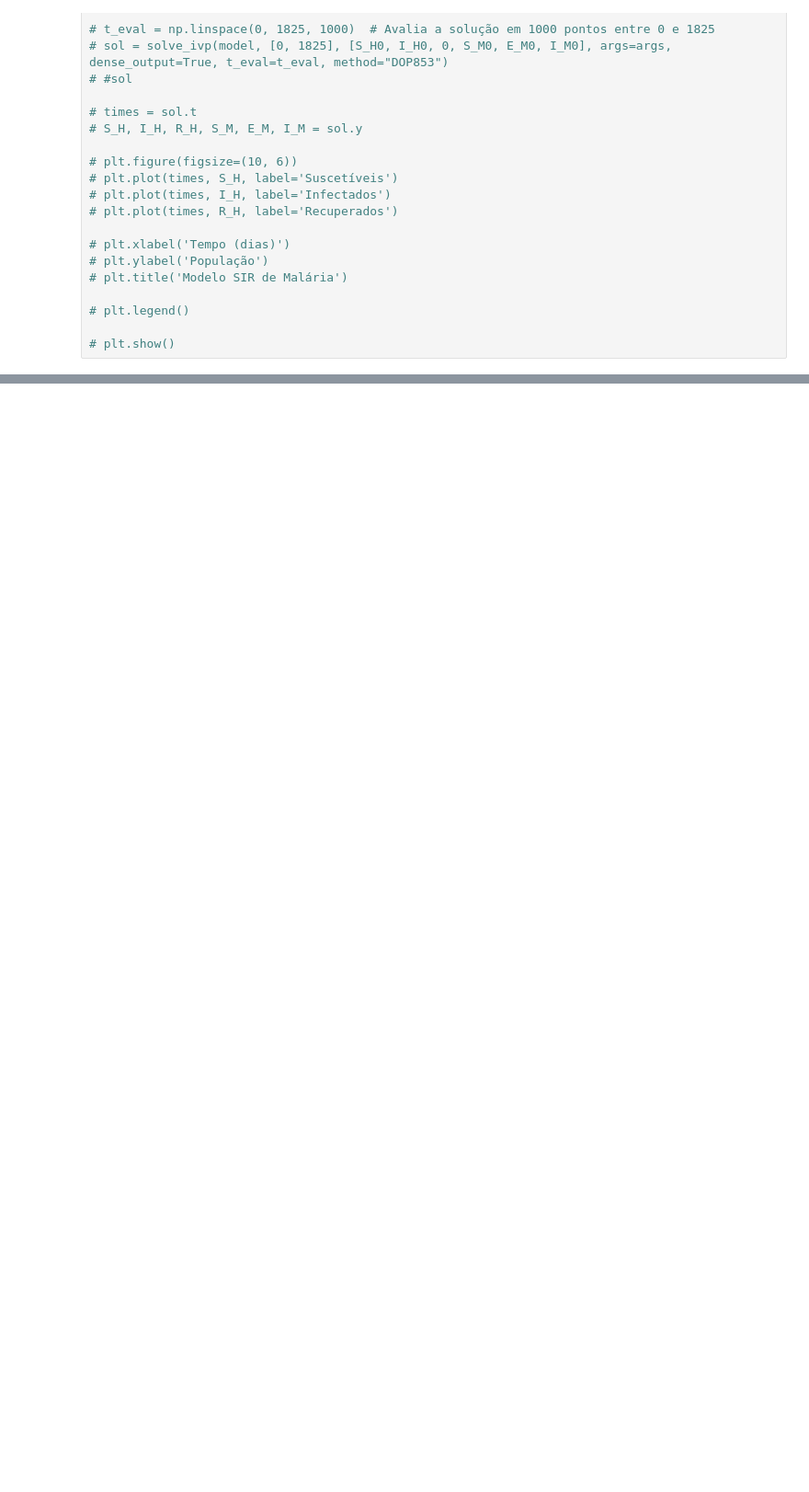
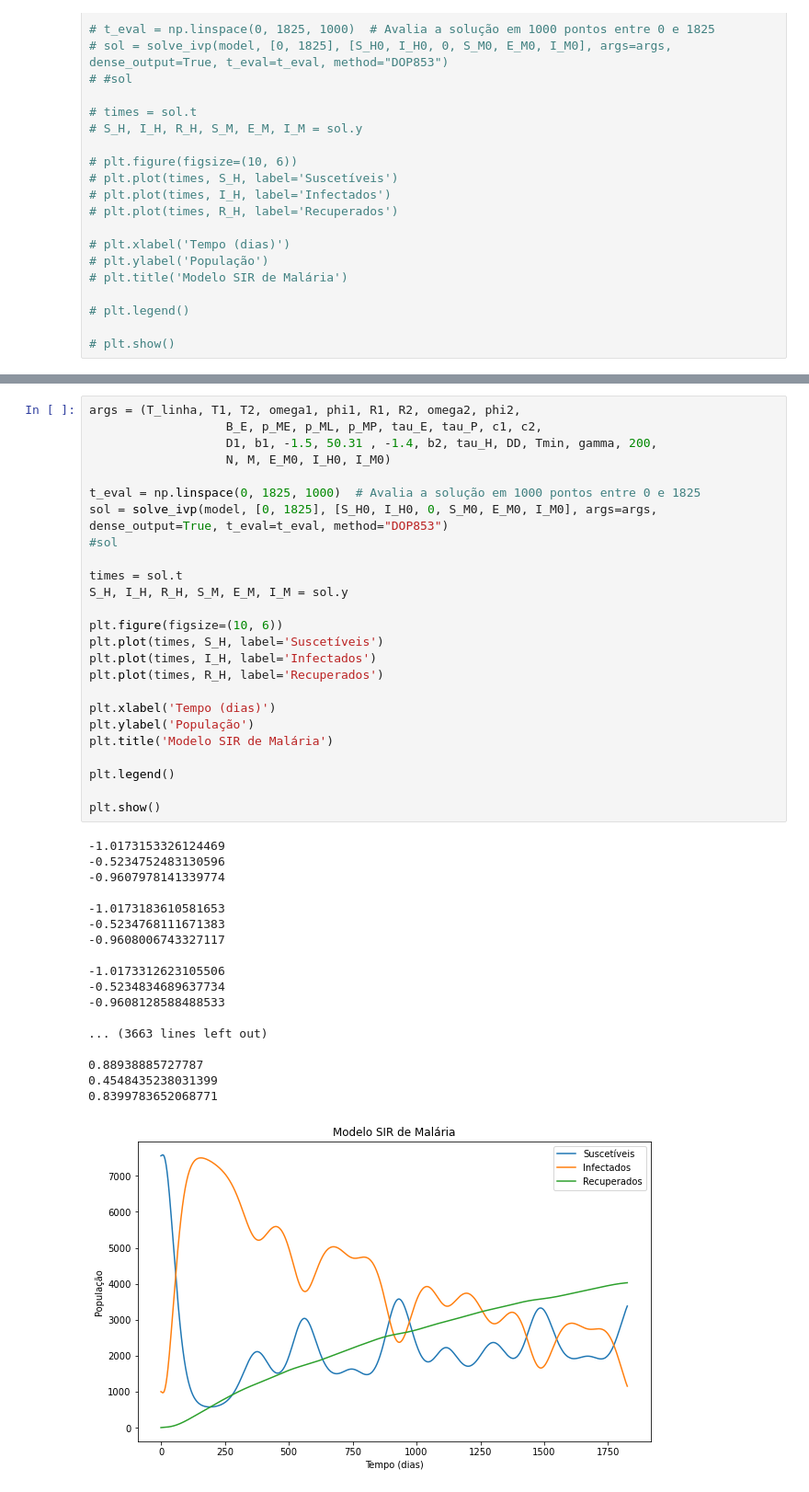
Before and after one commit to RaphaLevy/TCC, a Jupyter notebook: Discussão/Correcao_de_Modelagens_2.ipynb, the cells around one changed output, grey strips where cells are left out. Shown at 92% size. Drawn from its saved outputs; the diff is of its cells as text; blank space fills up the shorter version.

```diff
--- a/Discussão/Correcao_de_Modelagens_2.ipynb
+++ b/Discussão/Correcao_de_Modelagens_2.ipynb
@@ -1203,0 +1384,44 @@ plt.show()
+# %%
+args = (T_linha, T1, T2, omega1, phi1, R1, R2, omega2, phi2,
+                   B_E, p_ME, p_ML, p_MP, tau_E, tau_P, c1, c2,
+                   D1, b1, -1.5, 50.31 , -1.4, b2, tau_H, DD, Tmin, gamma, 200,
+                   N, M, E_M0, I_H0, I_M0)
+
+t_eval = np.linspace(0, 1825, 1000)  # Avalia a solução em 1000 pontos entre 0 e 1825
+sol = solve_ivp(model, [0, 1825], [S_H0, I_H0, 0, S_M0, E_M0, I_M0], args=args, dense_output=True, t_eval=t_eval, method="DOP853")
+#sol
+
+times = sol.t
+S_H, I_H, R_H, S_M, E_M, I_M = sol.y
+
+plt.figure(figsize=(10, 6))
+plt.plot(times, S_H, label='Suscetíveis')
+plt.plot(times, I_H, label='Infectados')
+plt.plot(times, R_H, label='Recuperados')
+
+plt.xlabel('Tempo (dias)')
+plt.ylabel('População')
+plt.title('Modelo SIR de Malária')
+
+plt.legend()
+
+plt.show()
+# %% [output]
+-1.0173153326124469
+-0.5234752483130596
+-0.9607978141339774
+
+-1.0173183610581653
+-0.5234768111671383
+-0.9608006743327117
+
+-1.0173312623105506
+-0.5234834689637734
+-0.9608128588488533
+
+... (3663 lines left out)
+
+0.88938885727787
+0.4548435238031399
+0.8399783652068771
+[figure, added]
```
Also changed, not shown: parts of 17 cells of this notebook.
